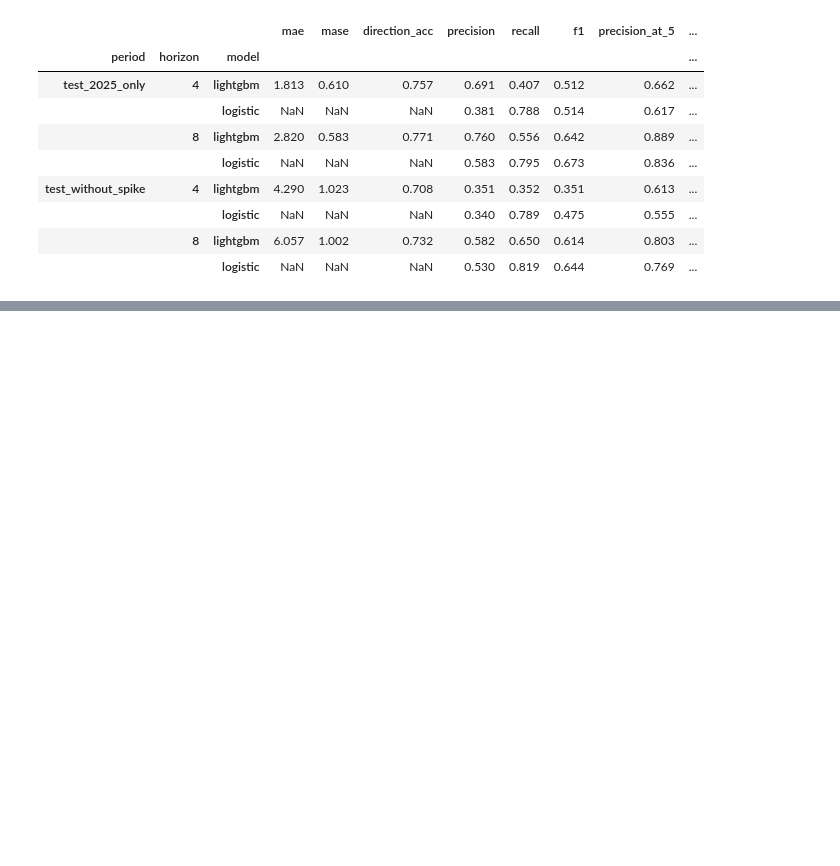
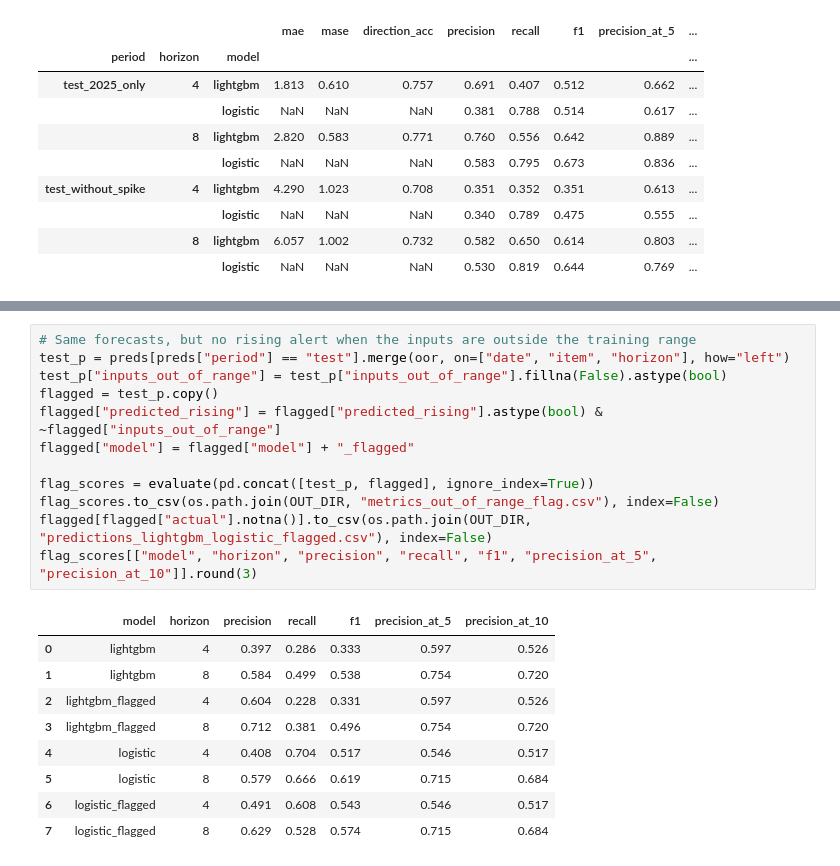
Before and after one commit to samichi-rungta/fashion-trends-forcasting, a Jupyter notebook: google_trends_models.ipynb, the cells around one changed output, grey strips where cells are left out. Drawn from its saved outputs; the diff is of its cells as text; blank space fills up the shorter version.

```diff
--- a/google_trends_models.ipynb
+++ b/google_trends_models.ipynb
@@ -579,0 +606,22 @@ fair.sort_values(["period", "horizon", "mae"]).round(3)
+# %%
+# Same forecasts, but no rising alert when the inputs are outside the training range
+test_p = preds[preds["period"] == "test"].merge(oor, on=["date", "item", "horizon"], how="left")
+test_p["inputs_out_of_range"] = test_p["inputs_out_of_range"].fillna(False).astype(bool)
+flagged = test_p.copy()
+flagged["predicted_rising"] = flagged["predicted_rising"].astype(bool) & ~flagged["inputs_out_of_range"]
+flagged["model"] = flagged["model"] + "_flagged"
+
+flag_scores = evaluate(pd.concat([test_p, flagged], ignore_index=True))
+flag_scores.to_csv(os.path.join(OUT_DIR, "metrics_out_of_range_flag.csv"), index=False)
+flagged[flagged["actual"].notna()].to_csv(os.path.join(OUT_DIR, "predictions_lightgbm_logistic_flagged.csv"), index=False)
+flag_scores[["model", "horizon", "precision", "recall", "f1", "precision_at_5", "precision_at_10"]].round(3)
+# %% [output]
+|  | model | horizon | precision | recall | f1 | precision_at_5 | precision_at_10 |
+| 0 | lightgbm | 4 | 0.397 | 0.286 | 0.333 | 0.597 | 0.526 |
+| 1 | lightgbm | 8 | 0.584 | 0.499 | 0.538 | 0.754 | 0.720 |
+| 2 | lightgbm_flagged | 4 | 0.604 | 0.228 | 0.331 | 0.597 | 0.526 |
+| 3 | lightgbm_flagged | 8 | 0.712 | 0.381 | 0.496 | 0.754 | 0.720 |
+| 4 | logistic | 4 | 0.408 | 0.704 | 0.517 | 0.546 | 0.517 |
+| 5 | logistic | 8 | 0.579 | 0.666 | 0.619 | 0.715 | 0.684 |
+| 6 | logistic_flagged | 4 | 0.491 | 0.608 | 0.543 | 0.546 | 0.517 |
+| 7 | logistic_flagged | 8 | 0.629 | 0.528 | 0.574 | 0.715 | 0.684 |
```
Also changed, not shown: parts of 9 cells of this notebook, 6 other files.
